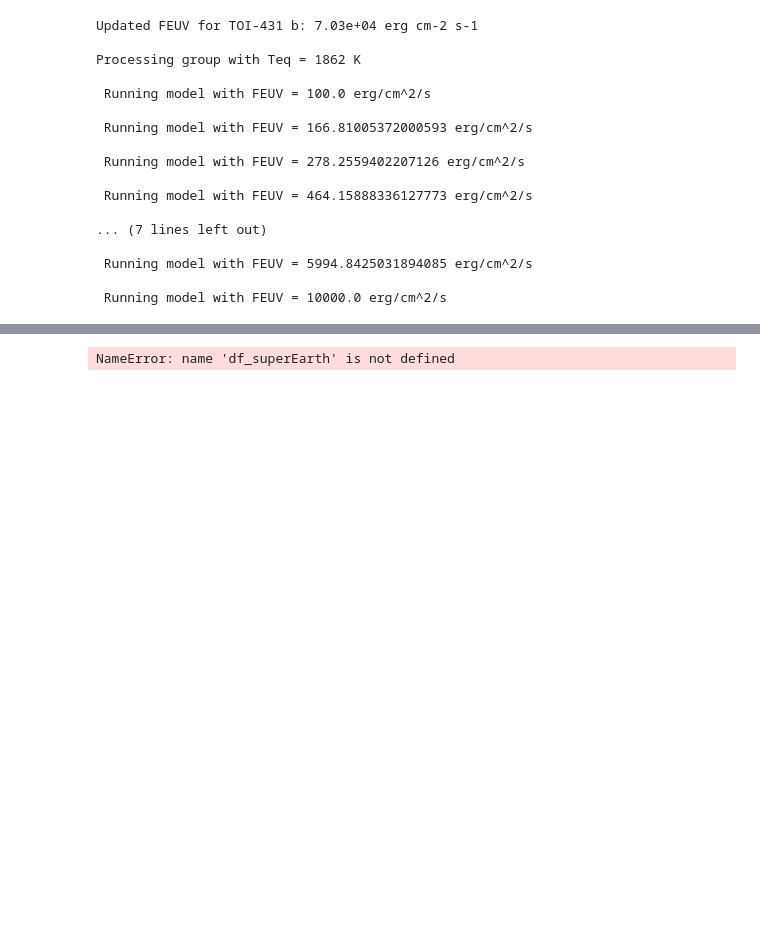
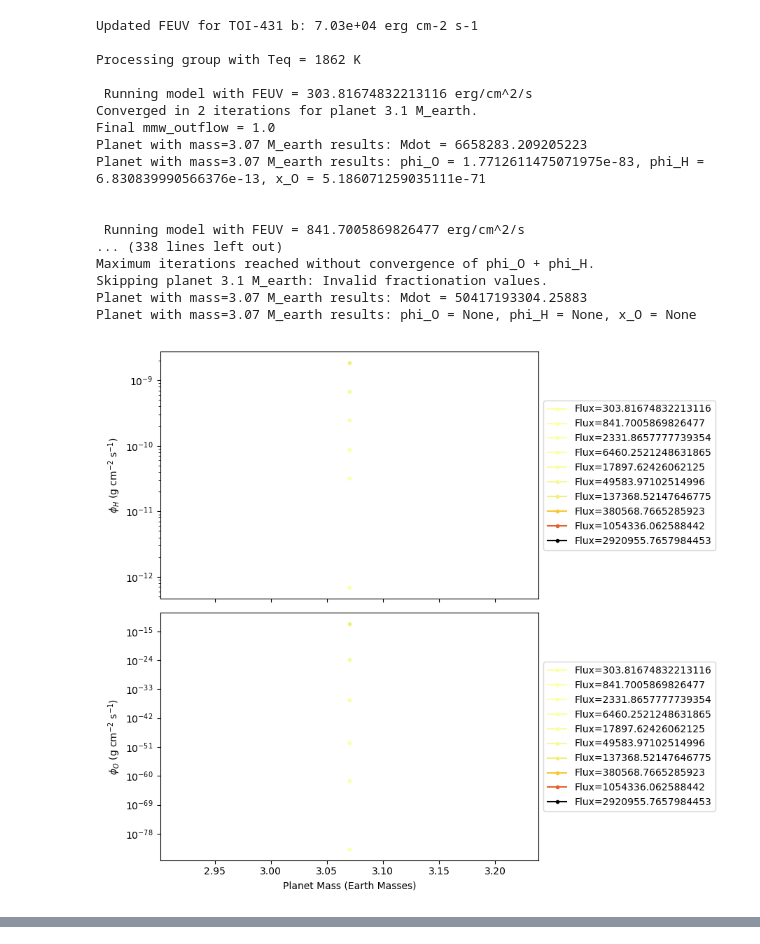
Before and after one commit to ExoInteriors/BOREAS, a Jupyter notebook: Main.ipynb, the cells around one changed output, grey strips where cells are left out. Drawn from its saved outputs; the diff is of its cells as text; code cells hidden in the pictures; blank space fills up the shorter version.

Commit message:
Main.ipynb can now run code from Star_Parameters.py

```diff
--- a/Main.ipynb
+++ b/Main.ipynb
@@ -22,6 +23,7 @@ fractionation = Fractionation(params)
 # fractionation_multi = Fractionation_H_O_CO2(params)
 misc = Misc(params)
 # loader = ModelDataLoader('/Users/mvalatsou/PhD/Repos/MR_perplex/OUTPUT/', params)
+star_params = StarParams(params)
 
 # ---------- Load data ----------
 ### option 1
@@ -78,7 +80,9 @@ all_flux_results = []
 
 ### option 5
 for Teq_val in unique_Teqs:
-    flux_range = misc.get_flux_range(Teq_val)
+    star_params.update_param("Teq", Teq_val)
+    flux_range = star_params.get_FEUV_range_any_age()
+    # flux_range = misc.get_flux_range(Teq_val)
 
     mask = np.isclose(Teq, Teq_val)
     mass_group = mass[mask]
@@ -103,64 +107,65 @@ for Teq_val in unique_Teqs:
         # fractionation_results = fractionation.execute_fractionation(mass_loss_results, misc)
 
         ### option 2 - with feedback loop
-        # fractionation_results = fractionation.execute_self_consistent_fractionation(mass_loss_results, mass_loss, misc, params)
+        fractionation_results = fractionation.execute_self_consistent_fractionation(mass_loss_results, mass_loss, misc, params)
 
         ### option 3 - for H O CO2 system, with feedback loop (?)
         # fractionation_results = fractionation_multi.execute_self_consistent_fractionation(mass_loss_results, mass_loss, misc, params)
 
-        # results_for_this_flux = {'FEUV': flux, 'Teq': Teq_val, 'end_results': fractionation_results}
+        results_for_this_flux = {'FEUV': flux, 'Teq': Teq_val, 'end_results': fractionation_results}
 
         all_flux_results.append(results_for_this_flux)
 
 
-rows = []
+# rows = []
 
-for flux_data in all_flux_results:
-    flux = flux_data['FEUV']
-    for res in flux_data['end_results']:
-        record = {'FEUV': flux}
-        record.update(res)
-        rows.append(record)
+# for flux_data in all_flux_results:
+#     flux = flux_data['FEUV']
+#     for res in flux_data['end_results']:
+#         record = {'FEUV': flux}
+#         record.update(res)
+#         rows.append(record)
 
-df = pd.DataFrame(rows)
-df.to_csv('OUTPUT/3HHe_subNeptune.csv', index=False)
+# df = pd.DataFrame(rows)
+# df.to_csv('OUTPUT/3HHe_subNeptune.csv', index=False)
 #df.to_csv('/Users/mvalatsou/PhD/Repos/MR_perplex/OUTPUT/3HHe_subNeptune.csv', index=False)
 
 # # ---------- Plot ----------
 # # Across all EUV fluxes
 # ResultsHandler.plot_regime_scatter(all_flux_results)
-# ResultsHandler.plot_phi_vs_m_planet_across_fluxes(all_flux_results)
-# ResultsHandler.plot_phi_vs_flux_across_masses(all_flux_results)
+ResultsHandler.plot_phi_vs_m_planet_across_fluxes(all_flux_results)
+ResultsHandler.plot_phi_vs_flux_across_masses(all_flux_results)
 # ResultsHandler.plot_mmw_vs_flux_across_masses(all_flux_results)
 # ResultsHandler.plot_mmw_vs_masses_across_fluxes(all_flux_results)
 
 # # Single EUV flux value results
-# single_flux_data = all_flux_results[3] # pick a flux
+# single_flux_data = all_flux_results[0] # pick a flux
 # single_results_list = single_flux_data['fractionation_results']
 
 # ResultsHandler.plot_radii_comparison(single_results_list)
 # ResultsHandler.plot_cs_REUV(single_results_list)
 # ResultsHandler.plot_combined_T_P(single_results_list)
 # ResultsHandler.plot_phiH_phiO_vs_REUV(single_results_list)
 # ResultsHandler.water_loss_over_time(single_results_list)
 
 # if __name__ == "__main__":
 #    main()
 # %% [output]
 Updated FEUV for TOI-431 b: 7.03e+04 erg cm-2 s-1
 
 Processing group with Teq = 1862 K
 
- Running model with FEUV = 100.0 erg/cm^2/s
+ Running model with FEUV = 303.81674832213116 erg/cm^2/s
+Converged in 2 iterations for planet 3.1 M_earth.
+Final mmw_outflow = 1.0
+Planet with mass=3.07 M_earth results: Mdot = 6658283.209205223
+Planet with mass=3.07 M_earth results: phi_O = 1.7712611475071975e-83, phi_H = 6.830839990566376e-13, x_O = 5.186071259035111e-71
 
- Running model with FEUV = 166.81005372000593 erg/cm^2/s
 
- Running model with FEUV = 278.2559402207126 erg/cm^2/s
-
- Running model with FEUV = 464.15888336127773 erg/cm^2/s
-
-... (7 lines left out)
-
- Running model with FEUV = 5994.8425031894085 erg/cm^2/s
-
- Running model with FEUV = 10000.0 erg/cm^2/s
+ Running model with FEUV = 841.7005869826477 erg/cm^2/s
+... (338 lines left out)
+Maximum iterations reached without convergence of phi_O + phi_H.
+Skipping planet 3.1 M_earth: Invalid fractionation values.
+Planet with mass=3.07 M_earth results: Mdot = 50417193304.25883
+Planet with mass=3.07 M_earth results: phi_O = None, phi_H = None, x_O = None
+[figure, added]
@@ -167,15 +173,12 @@ Processing group with Teq = 1862 K
 # %%
-#df_superEarth = pd.read_csv('/path/to/3H2O_superEarth.csv')
-#df_subNeptune = pd.read_csv('/path/to/3HHe_subNeptune.csv')
-df_subNeptune = pd.read_csv('OUTPUT/3HHe_subNeptune.csv')
+df_superEarth = pd.read_csv('/path/to/3H2O_superEarth.csv')
+df_subNeptune = pd.read_csv('/path/to/3HHe_subNeptune.csv')
 # df_subNeptune_H2O = pd.read_csv('/path/to/3HHe_10H2O_subNeptune.csv')
 
-#df_superEarth["planet_type"] = "3H2O_superEarth"
+df_superEarth["planet_type"] = "3H2O_superEarth"
 df_subNeptune["planet_type"] = "3HHe_subNeptune"
 # df_subNeptune_H2O["planet_type"] = "3HHe_10H2O_subNeptune"
 
 df_combined = pd.concat([df_superEarth, df_subNeptune], ignore_index=True) # combine dfs
 
 ResultsHandler.plot_Mdot_vs_m_planet(df_combined) # plot combined dfs
-# %% [output]
-NameError: name 'df_superEarth' is not defined
```
Also changed, not shown: parts of 2 cells of this notebook, 2 other files.
